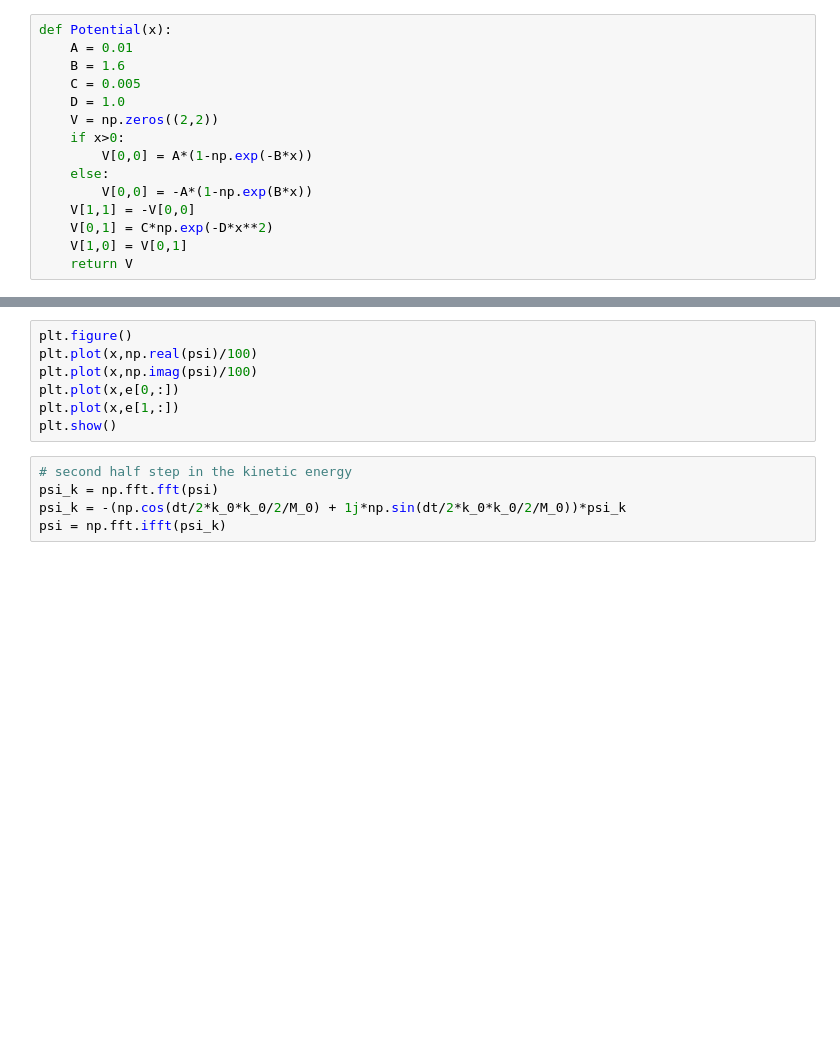
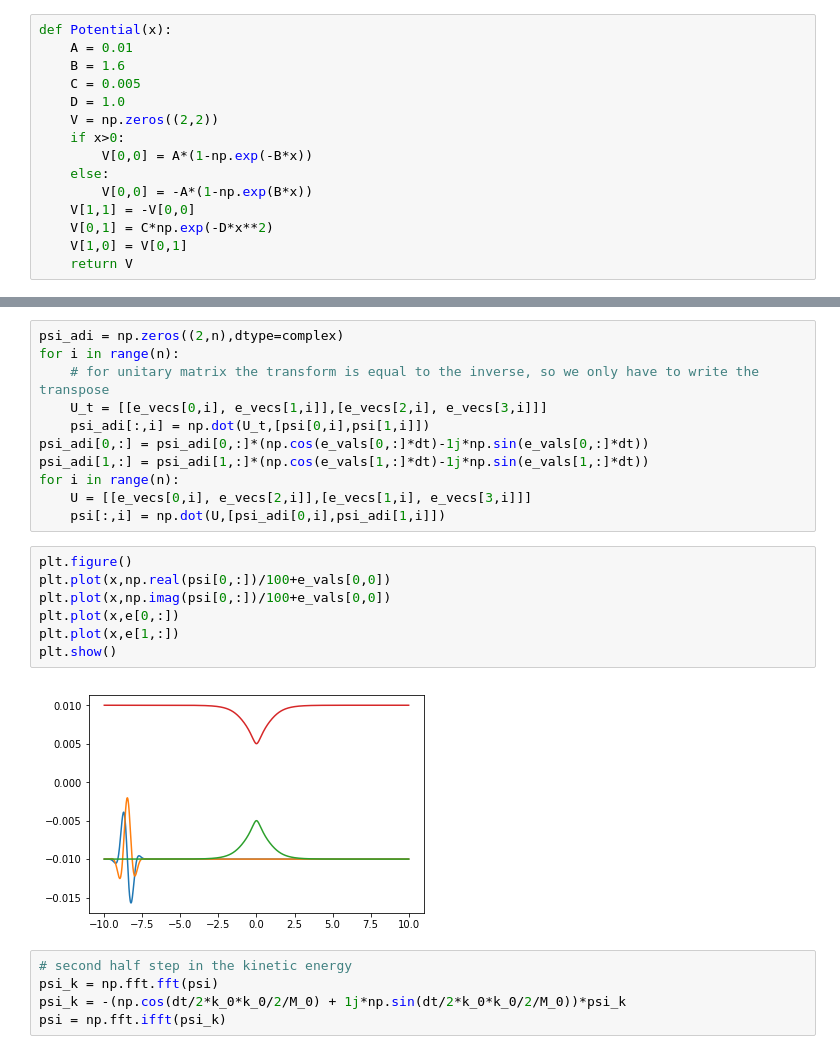
Before and after one commit to ErikPillon/Quantum_Dynamics, a Jupyter notebook: Notebook/FSSH.ipynb, the cells around one changed output, grey strips where cells are left out. Cells and saved outputs as stored; diff of their text form; blank space fills up the shorter version.

```diff
--- a/Notebook/FSSH.ipynb
+++ b/Notebook/FSSH.ipynb
@@ -96,10 +116,23 @@ plt.show()
+# %%
+psi_adi = np.zeros((2,n),dtype=complex)
+for i in range(n):
+    # for unitary matrix the transform is equal to the inverse, so we only have to write the transpose
+    U_t = [[e_vecs[0,i], e_vecs[1,i]],[e_vecs[2,i], e_vecs[3,i]]]
+    psi_adi[:,i] = np.dot(U_t,[psi[0,i],psi[1,i]])
+psi_adi[0,:] = psi_adi[0,:]*(np.cos(e_vals[0,:]*dt)-1j*np.sin(e_vals[0,:]*dt))
+psi_adi[1,:] = psi_adi[1,:]*(np.cos(e_vals[1,:]*dt)-1j*np.sin(e_vals[1,:]*dt))
+for i in range(n):
+    U = [[e_vecs[0,i], e_vecs[2,i]],[e_vecs[1,i], e_vecs[3,i]]]
+    psi[:,i] = np.dot(U,[psi_adi[0,i],psi_adi[1,i]])
 # %%
 plt.figure()
-plt.plot(x,np.real(psi)/100)
-plt.plot(x,np.imag(psi)/100)
+plt.plot(x,np.real(psi[0,:])/100+e_vals[0,0])
+plt.plot(x,np.imag(psi[0,:])/100+e_vals[0,0])
 plt.plot(x,e[0,:])
 plt.plot(x,e[1,:])
 plt.show()
+# %% [output]
+[figure, added]
 # %%
 # second half step in the kinetic energy
 psi_k = np.fft.fft(psi)
```
Also changed, not shown: parts of 9 cells of this notebook.
